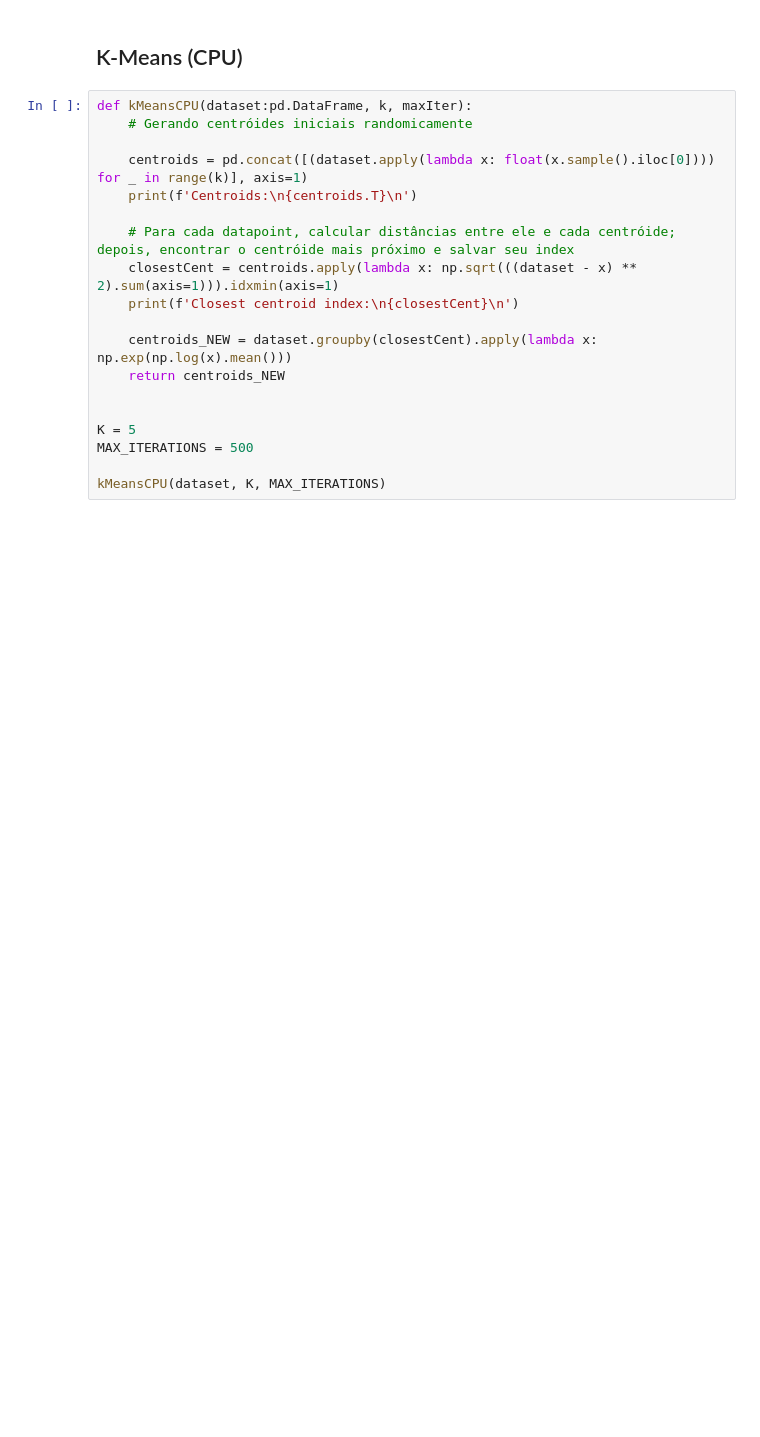
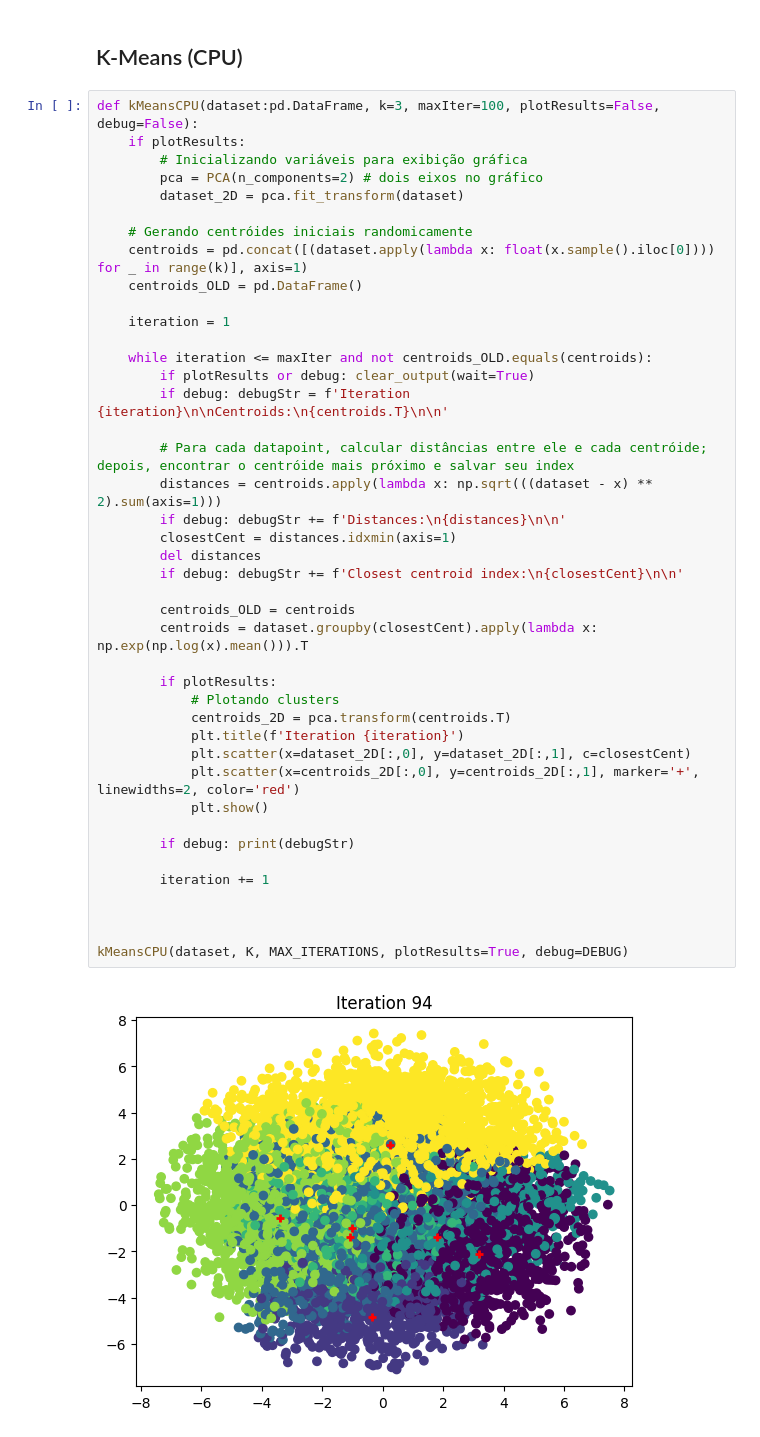
Before and after one commit to vinivosh/ufu-tcc2, a Jupyter notebook: code/examples-and-tests/kMeansCPU.ipynb, the cells around one changed output. Cells and saved outputs as stored; diff of their text form; blank space fills up the shorter version.

Commit message:
Implementar kMeansCPU()
Finalmente, kMeansCPU() foi implementado com sucesso!

Notebook Jupyter exibe um bom exemplo

```diff
--- a/code/examples-and-tests/kMeansCPU.ipynb
+++ b/code/examples-and-tests/kMeansCPU.ipynb
@@ -38,22 +47,46 @@ dataset
 # %% [markdown]
 ## K-Means (CPU)
 # %%
-def kMeansCPU(dataset:pd.DataFrame, k, maxIter):
+def kMeansCPU(dataset:pd.DataFrame, k=3, maxIter=100, plotResults=False, debug=False):
+    if plotResults:
+        # Inicializando variáveis para exibição gráfica
+        pca = PCA(n_components=2) # dois eixos no gráfico
+        dataset_2D = pca.fit_transform(dataset)
+
     # Gerando centróides iniciais randomicamente
+    centroids = pd.concat([(dataset.apply(lambda x: float(x.sample().iloc[0]))) for _ in range(k)], axis=1)
+    centroids_OLD = pd.DataFrame()
 
-    centroids = pd.concat([(dataset.apply(lambda x: float(x.sample().iloc[0]))) for _ in range(k)], axis=1)
-    print(f'Centroids:\n{centroids.T}\n')
+    iteration = 1
 
-    # Para cada datapoint, calcular distâncias entre ele e cada centróide; depois, encontrar o centróide mais próximo e salvar seu index
-    closestCent = centroids.apply(lambda x: np.sqrt(((dataset - x) ** 2).sum(axis=1))).idxmin(axis=1)
-    print(f'Closest centroid index:\n{closestCent}\n')
+    while iteration <= maxIter and not centroids_OLD.equals(centroids):
+        if plotResults or debug: clear_output(wait=True)
+        if debug: debugStr = f'Iteration {iteration}\n\nCentroids:\n{centroids.T}\n\n'
 
-    centroids_NEW = dataset.groupby(closestCent).apply(lambda x: np.exp(np.log(x).mean()))
-    return centroids_NEW
+        # Para cada datapoint, calcular distâncias entre ele e cada centróide; depois, encontrar o centróide mais próximo e salvar seu index
+        distances = centroids.apply(lambda x: np.sqrt(((dataset - x) ** 2).sum(axis=1)))
+        if debug: debugStr += f'Distances:\n{distances}\n\n'
+        closestCent = distances.idxmin(axis=1)
+        del distances
+        if debug: debugStr += f'Closest centroid index:\n{closestCent}\n\n'
+
+        centroids_OLD = centroids
+        centroids = dataset.groupby(closestCent).apply(lambda x: np.exp(np.log(x).mean())).T
+
+        if plotResults:
+            # Plotando clusters
+            centroids_2D = pca.transform(centroids.T)
+            plt.title(f'Iteration {iteration}')
+            plt.scatter(x=dataset_2D[:,0], y=dataset_2D[:,1], c=closestCent)
+            plt.scatter(x=centroids_2D[:,0], y=centroids_2D[:,1], marker='+', linewidths=2, color='red')
+            plt.show()
+
+        if debug: print(debugStr)
+
+        iteration += 1
 
 
-K = 5
-MAX_ITERATIONS = 500
 
-kMeansCPU(dataset, K, MAX_ITERATIONS)
+kMeansCPU(dataset, K, MAX_ITERATIONS, plotResults=True, debug=DEBUG)
 # %% [output]
+[figure, added]
```
Also changed, not shown: parts of 4 cells of this notebook.
